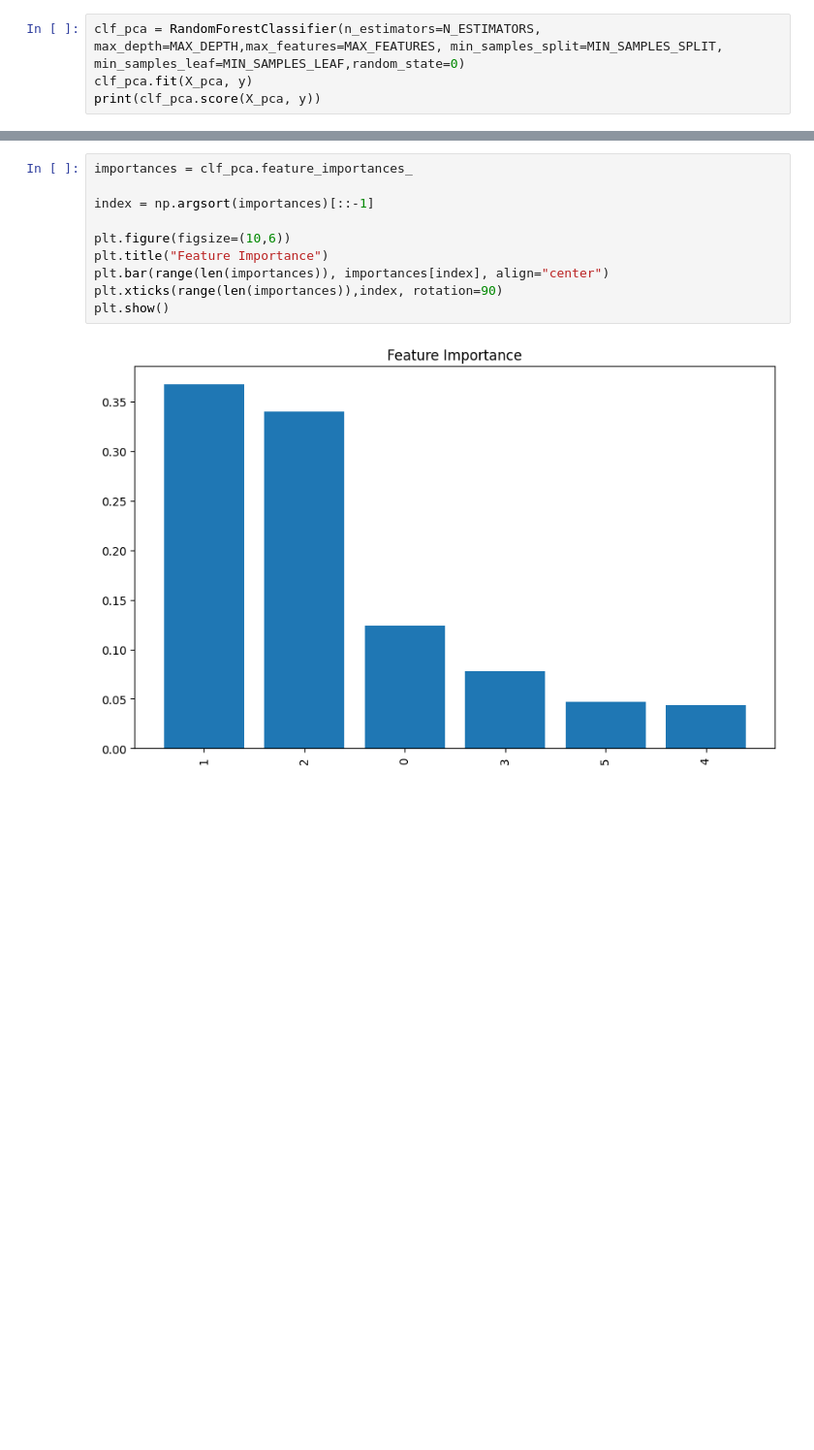
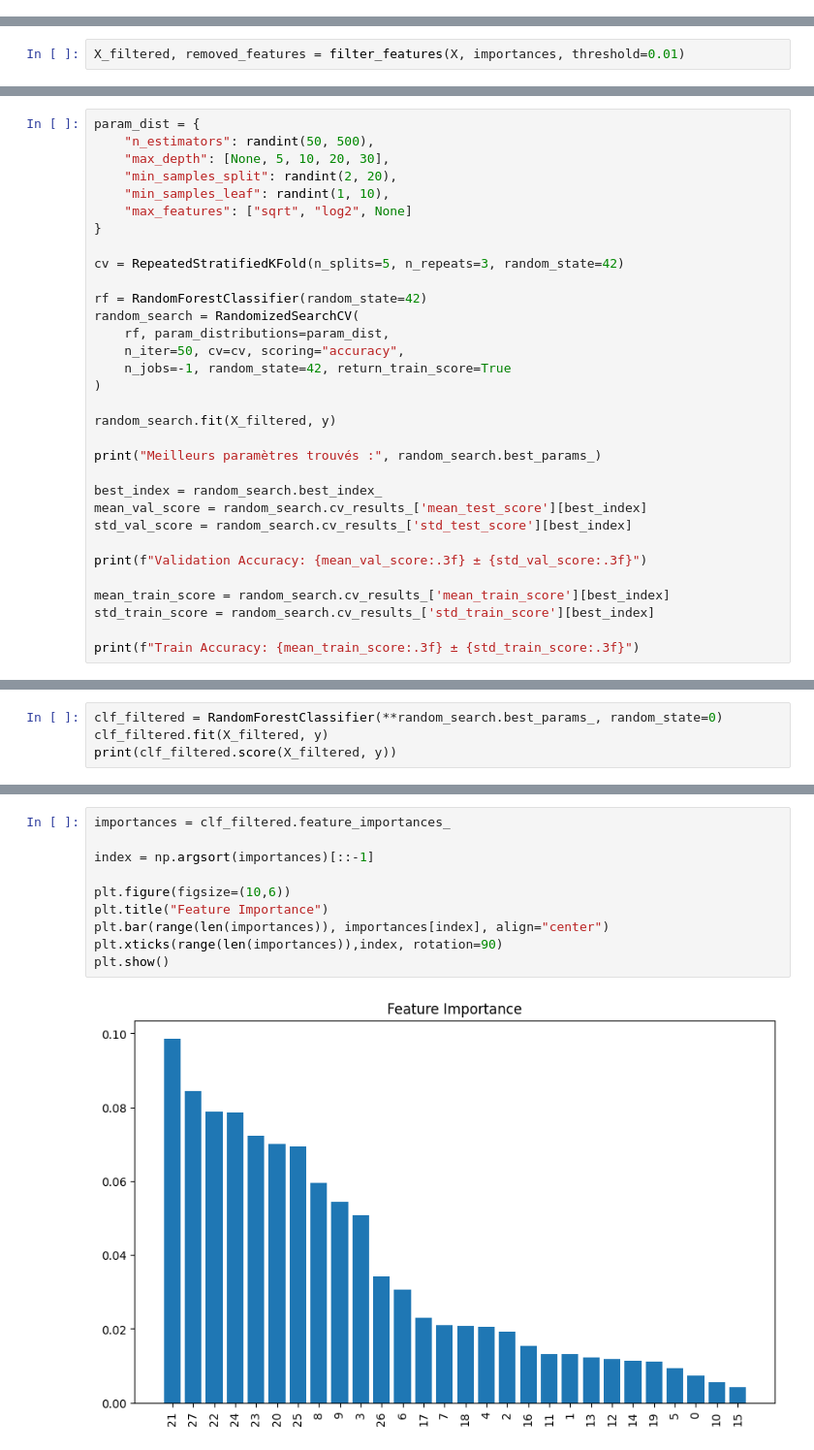
Before and after one commit to clementgilli/Cardiac-Pathology-Prediction, a Jupyter notebook: worksheet.ipynb, the cells around one changed output, grey strips where cells are left out. Shown: that part at 97% size. Cells and saved outputs as stored; diff of their text form; blank space fills up the shorter version.

Commit message:
add filtering features + search hyper param

```diff
--- a/worksheet.ipynb
+++ b/worksheet.ipynb
@@ -160,4 +70,0 @@ plt.show()
-# %%
-clf_pca = RandomForestClassifier(n_estimators=N_ESTIMATORS, max_depth=MAX_DEPTH,max_features=MAX_FEATURES, min_samples_split=MIN_SAMPLES_SPLIT, min_samples_leaf=MIN_SAMPLES_LEAF,random_state=0)
-clf_pca.fit(X_pca, y)
-print(clf_pca.score(X_pca, y))
@@ -165,0 +71,2 @@ print(clf_pca.score(X_pca, y))
+# %%
+X_filtered, removed_features = filter_features(X, importances, threshold=0.01)
@@ -165,0 +75,32 @@ print(clf_pca.score(X_pca, y))
+# %%
+param_dist = {
+    "n_estimators": randint(50, 500),
+    "max_depth": [None, 5, 10, 20, 30],
+    "min_samples_split": randint(2, 20),
+    "min_samples_leaf": randint(1, 10),
+    "max_features": ["sqrt", "log2", None]
+}
+
+cv = RepeatedStratifiedKFold(n_splits=5, n_repeats=3, random_state=42)
+
+rf = RandomForestClassifier(random_state=42)
+random_search = RandomizedSearchCV(
+    rf, param_distributions=param_dist,
+    n_iter=50, cv=cv, scoring="accuracy",
+    n_jobs=-1, random_state=42, return_train_score=True
+)
+
+random_search.fit(X_filtered, y)
+
+print("Meilleurs paramètres trouvés :", random_search.best_params_)
+
+best_index = random_search.best_index_
+mean_val_score = random_search.cv_results_['mean_test_score'][best_index]
+std_val_score = random_search.cv_results_['std_test_score'][best_index]
+
+print(f"Validation Accuracy: {mean_val_score:.3f} ± {std_val_score:.3f}")
+
+mean_train_score = random_search.cv_results_['mean_train_score'][best_index]
+std_train_score = random_search.cv_results_['std_train_score'][best_index]
+
+print(f"Train Accuracy: {mean_train_score:.3f} ± {std_train_score:.3f}")
@@ -165,0 +111,4 @@ print(clf_pca.score(X_pca, y))
+# %%
+clf_filtered = RandomForestClassifier(**random_search.best_params_, random_state=0)
+clf_filtered.fit(X_filtered, y)
+print(clf_filtered.score(X_filtered, y))
@@ -166,12 +117,12 @@ print(clf_pca.score(X_pca, y))
 # %%
-importances = clf_pca.feature_importances_
+importances = clf_filtered.feature_importances_
 
 index = np.argsort(importances)[::-1]
 
 plt.figure(figsize=(10,6))
 plt.title("Feature Importance")
 plt.bar(range(len(importances)), importances[index], align="center")
 plt.xticks(range(len(importances)),index, rotation=90)
 plt.show()
 # %% [output]
-[figure, old version]
+[figure, new version]
```
Also changed, not shown: parts of 22 cells of this notebook, 4 other files.
